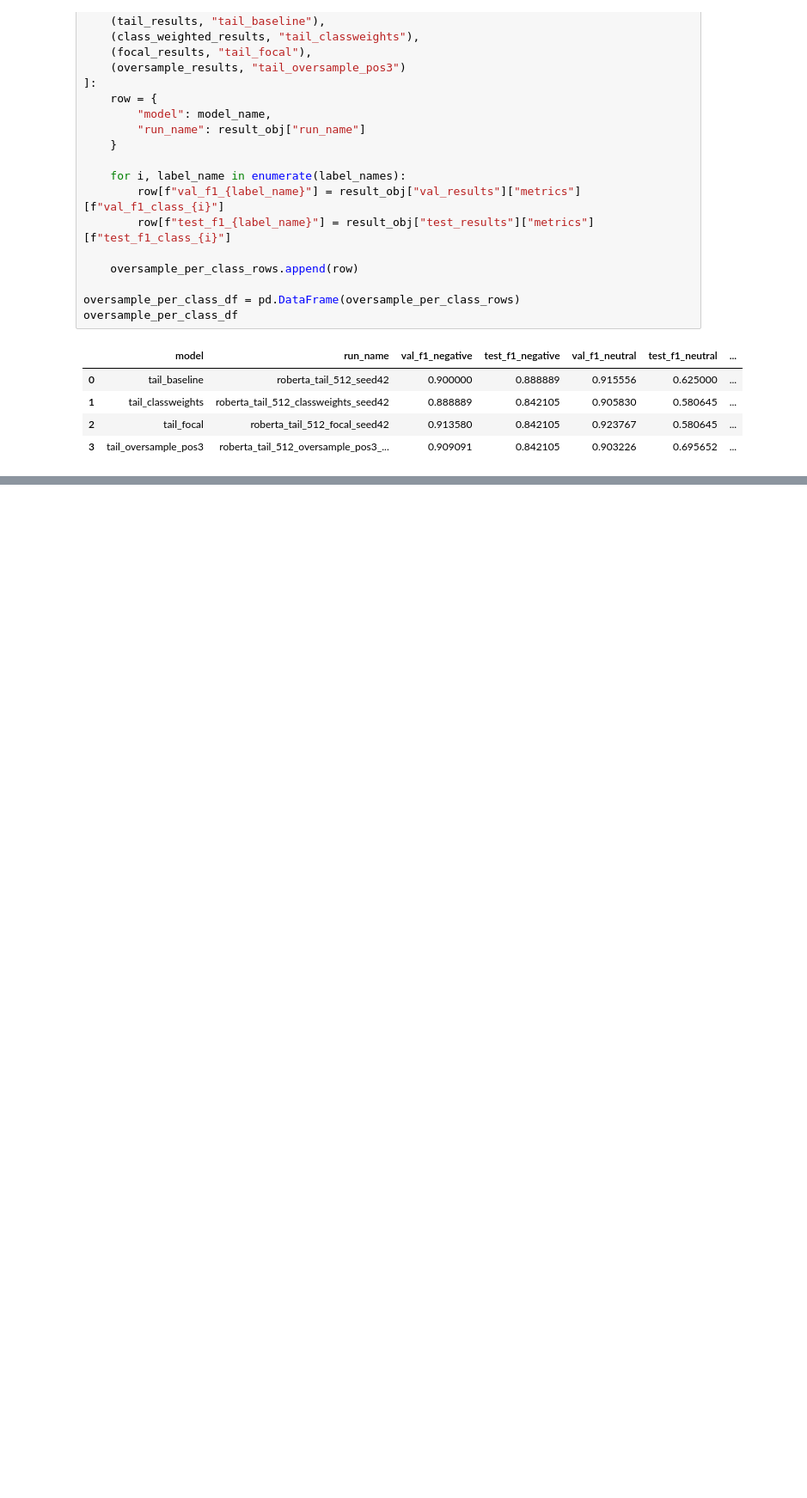
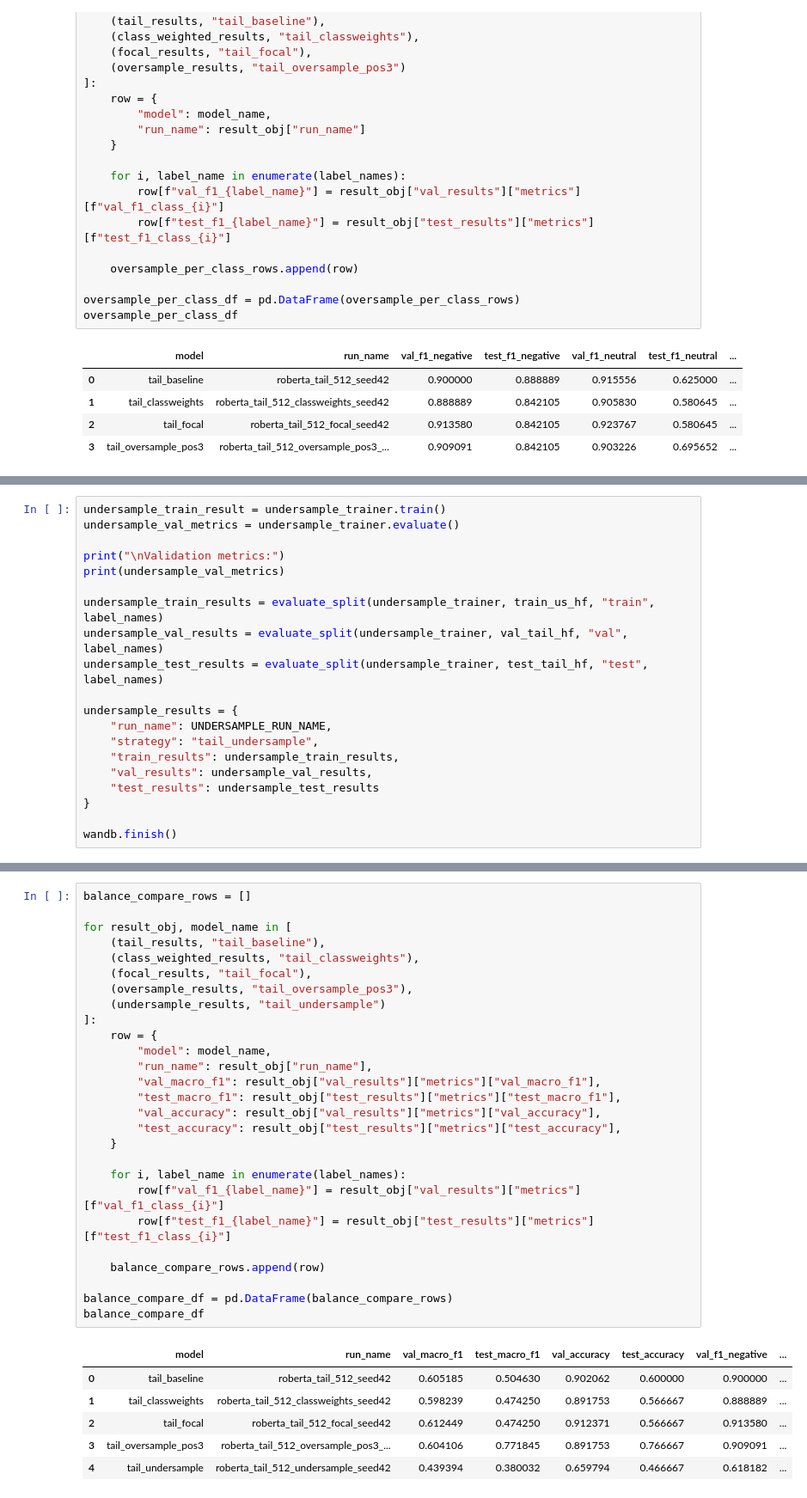
Before and after one commit to sulucay01/DI725-assignment1, a Jupyter notebook: notebooks/03_modeling_baseline.ipynb, the cells around one changed output, grey strips where cells are left out. Shown at 86% size. Drawn from its saved outputs; the diff is of its cells as text; blank space fills up the shorter version.

Commit message:
Add under-sampling experiment to compare data-level balancing strategies

```diff
--- a/notebooks/03_modeling_baseline.ipynb
+++ b/notebooks/03_modeling_baseline.ipynb
@@ -2221,0 +2417,20 @@ oversample_per_class_df
+# %%
+undersample_train_result = undersample_trainer.train()
+undersample_val_metrics = undersample_trainer.evaluate()
+
+print("\nValidation metrics:")
+print(undersample_val_metrics)
+
+undersample_train_results = evaluate_split(undersample_trainer, train_us_hf, "train", label_names)
+undersample_val_results = evaluate_split(undersample_trainer, val_tail_hf, "val", label_names)
+undersample_test_results = evaluate_split(undersample_trainer, test_tail_hf, "test", label_names)
+
+undersample_results = {
+    "run_name": UNDERSAMPLE_RUN_NAME,
+    "strategy": "tail_undersample",
+    "train_results": undersample_train_results,
+    "val_results": undersample_val_results,
+    "test_results": undersample_test_results
+}
+
+wandb.finish()
@@ -2221,0 +2513,34 @@ oversample_per_class_df
+# %%
+balance_compare_rows = []
+
+for result_obj, model_name in [
+    (tail_results, "tail_baseline"),
+    (class_weighted_results, "tail_classweights"),
+    (focal_results, "tail_focal"),
+    (oversample_results, "tail_oversample_pos3"),
+    (undersample_results, "tail_undersample")
+]:
+    row = {
+        "model": model_name,
+        "run_name": result_obj["run_name"],
+        "val_macro_f1": result_obj["val_results"]["metrics"]["val_macro_f1"],
+        "test_macro_f1": result_obj["test_results"]["metrics"]["test_macro_f1"],
+        "val_accuracy": result_obj["val_results"]["metrics"]["val_accuracy"],
+        "test_accuracy": result_obj["test_results"]["metrics"]["test_accuracy"],
+    }
+
+    for i, label_name in enumerate(label_names):
+        row[f"val_f1_{label_name}"] = result_obj["val_results"]["metrics"][f"val_f1_class_{i}"]
+        row[f"test_f1_{label_name}"] = result_obj["test_results"]["metrics"][f"test_f1_class_{i}"]
+
+    balance_compare_rows.append(row)
+
+balance_compare_df = pd.DataFrame(balance_compare_rows)
+balance_compare_df
+# %% [output]
+|  | model | run_name | val_macro_f1 | test_macro_f1 | val_accuracy | test_accuracy | val_f1_negative | ... |
+| 0 | tail_baseline | roberta_tail_512_seed42 | 0.605185 | 0.504630 | 0.902062 | 0.600000 | 0.900000 | ... |
+| 1 | tail_classweights | roberta_tail_512_classweights_seed42 | 0.598239 | 0.474250 | 0.891753 | 0.566667 | 0.888889 | ... |
+| 2 | tail_focal | roberta_tail_512_focal_seed42 | 0.612449 | 0.474250 | 0.912371 | 0.566667 | 0.913580 | ... |
+| 3 | tail_oversample_pos3 | roberta_tail_512_oversample_pos3_... | 0.604106 | 0.771845 | 0.891753 | 0.766667 | 0.909091 | ... |
+| 4 | tail_undersample | roberta_tail_512_undersample_seed42 | 0.439394 | 0.380032 | 0.659794 | 0.466667 | 0.618182 | ... |
```
Also changed, not shown: parts of 7 cells of this notebook.
